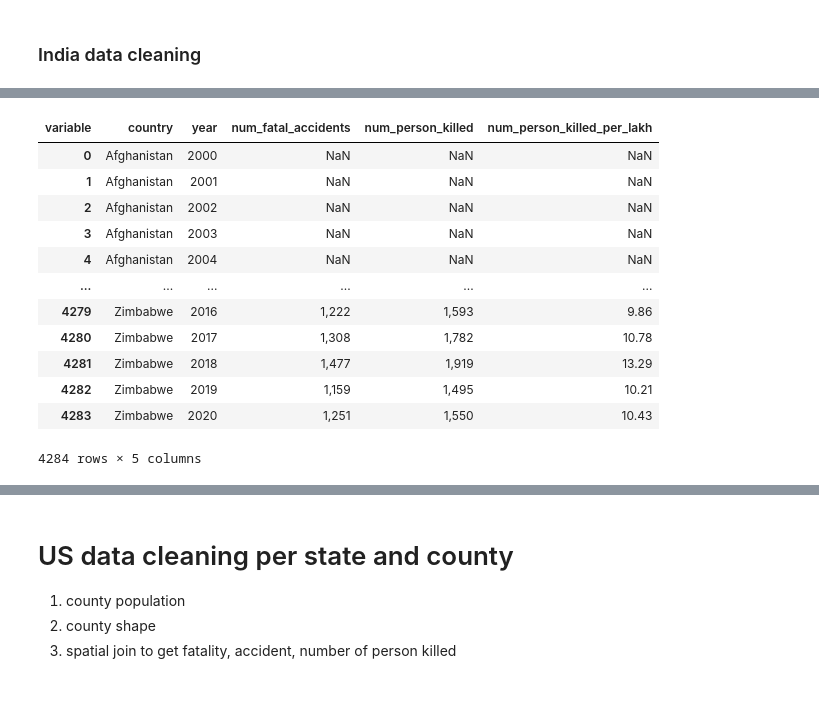
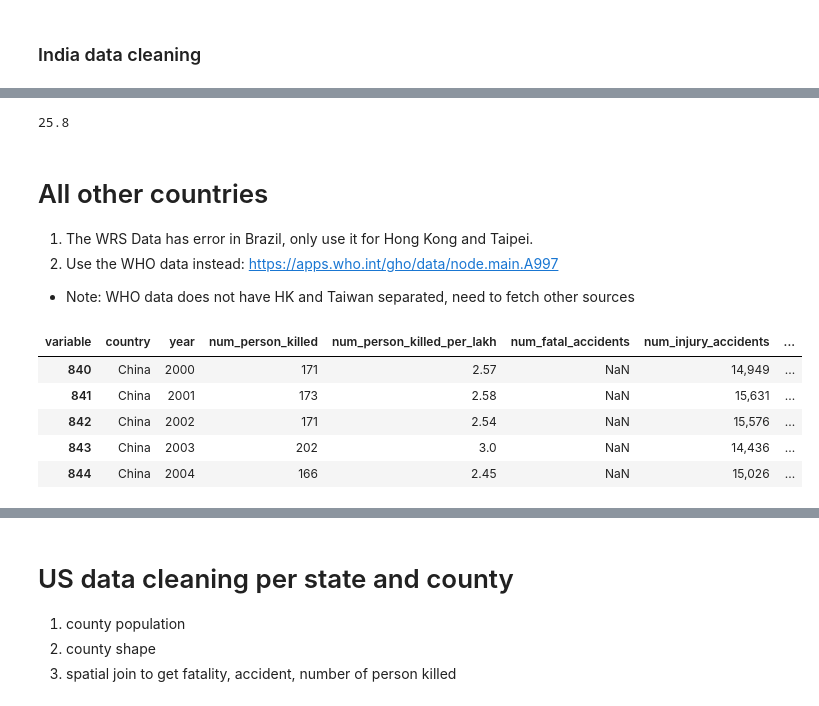
Before and after one commit to brookefzy/uvi-time-machine, a Jupyter notebook: _script/c-road-injury/03_road_fatality.ipynb, the cells around one changed output, grey strips where cells are left out. Drawn from its saved outputs; the diff is of its cells as text; code cells hidden in the pictures.

```diff
--- a/_script/c-road-injury/03_road_fatality.ipynb
+++ b/_script/c-road-injury/03_road_fatality.ipynb
@@ -126,35 +117,51 @@ other_df.rename(
+# %%
+india_df['num_person_killed_per_lakh'].astype(float).max()
+# %% [output]
+25.8
+# %% [markdown]
+# All other countries
+1. The WRS Data has error in Brazil, only use it for Hong Kong and Taipei.
+2. Use the WHO data instead: https://apps.who.int/gho/data/node.main.A997
+* Note: WHO data does not have HK and Taiwan separated, need to fetch other sources
 # %%
-keyword = ["Total Persons Killed", "Persons Killed Rate", "Fatal Accidents"]
-selcols = [x for x in other_df.columns if any([y in x for y in keyword])]
-# pivot the table, index are country and year,
-# columns are Total Persons Killed, Persons Killed Rate, Fatal Accidents, values are the values
-# Persons Killed Rate: number of fatalities per 100,000 population
-index_ls = ['country', 'year']
-other_df_long = other_df.melt(id_vars = ['country'],
-                              value_vars = selcols,
-                              var_name = 'variable',
-                              value_name = 'value')
-other_df_long["year"] = other_df_long["variable"].str.extract(r'(\d{4})')
-other_df_long["variable"] = other_df_long["variable"].str.extract(r'([a-zA-Z\s]+)')
+# these code process the WRS data, but found problem with the data, so not using it, only extract hong kong and taipei data from it
+def get_hongkong_taipei():
+    other_df = pd.read_csv(os.path.join(RAWFOLDER, other_path), header = [0,1,2])
+    other_df.columns = [str("_".join(x)) for x in other_df.columns]
+    other_df.rename(
+        columns = {
+            'Unnamed: 0_level_0_Unnamed: 0_level_1_Unnamed: 0_level_2':"country",
+            'Unnamed: 1_level_0_Unnamed: 1_level_1_Unnamed: 1_level_2':"country_abbr"
+        }, inplace = True
+    )
+    keyword = ["Total Persons Killed", "Persons Killed Rate", "Fatal Accidents", "Injury Accidents"]
+    selcols = [x for x in other_df.columns if any([y in x for y in keyword])]
+    # pivot the table, index are country and year,
+    # columns are Total Persons Killed, Persons Killed Rate, Fatal Accidents, values are the values
+    # Persons Killed Rate: number of fatalities per 100,000 population
+    index_ls = ['country', 'year']
+    other_df_long = other_df.melt(id_vars = ['country'],
+                                value_vars = selcols,
+                                var_name = 'variable',
+                                value_name = 'value')
+    other_df_long["year"] = other_df_long["variable"].str.extract(r'(\d{4})')
+    other_df_long["variable"] = other_df_long["variable"].str.extract(r'([a-zA-Z\s]+)')
 
-other_vari_mapping = dict(zip(
-    ['Total Persons Killed', 'Persons Killed Rate', 'Fatal Accidents'],
-    ["num_person_killed", "num_person_killed_per_lakh","num_fatal_accidents"]
-))
-other_df_long['variable'] = other_df_long['variable'].apply(lambda x: other_vari_mapping[x] if x in other_vari_mapping.keys() else x)
-other_df = other_df_long.pivot(index =index_ls, columns = "variable", values = "value").reset_index()
-other_df
+    other_vari_mapping = dict(zip(
+        ['Total Persons Killed', 'Persons Killed Rate', 'Fatal Accidents', 'Injury Accidents'],
+        ["num_person_killed", "num_person_killed_per_lakh","num_fatal_accidents", "num_injury_accidents"]
+    ))
+    other_df_long['variable'] = other_df_long['variable'].apply(lambda x: other_vari_mapping[x] if x in other_vari_mapping.keys() else x)
+    other_df = other_df_long.pivot(index =index_ls, columns = "variable", values = "value").reset_index()
+    return other_df[other_df['country'].isin(["China, Hong Kong", "Chinese Taipei"])][['country','year','num_person_killed','num_person_killed_per_lakh','num_fatal_accidents','num_injury_accidents']]
+th = get_hongkong_taipei()
+th['state'] = np.where(th['country'] == "China, Hong Kong", "Hong Kong", "Taiwan")
+th['country'] = "China"
+th.head()
 # %% [output]
-| variable | country | year | num_fatal_accidents | num_person_killed | num_person_killed_per_lakh |
-| 0 | Afghanistan | 2000 | NaN | NaN | NaN |
-| 1 | Afghanistan | 2001 | NaN | NaN | NaN |
-| 2 | Afghanistan | 2002 | NaN | NaN | NaN |
-| 3 | Afghanistan | 2003 | NaN | NaN | NaN |
-| 4 | Afghanistan | 2004 | NaN | NaN | NaN |
-| ... | ... | ... | ... | ... | ... |
-| 4279 | Zimbabwe | 2016 | 1,222 | 1,593 | 9.86 |
-| 4280 | Zimbabwe | 2017 | 1,308 | 1,782 | 10.78 |
-| 4281 | Zimbabwe | 2018 | 1,477 | 1,919 | 13.29 |
-| 4282 | Zimbabwe | 2019 | 1,159 | 1,495 | 10.21 |
-| 4283 | Zimbabwe | 2020 | 1,251 | 1,550 | 10.43 |
+| variable | country | year | num_person_killed | num_person_killed_per_lakh | num_fatal_accidents | num_injury_accidents | ... |
+| 840 | China | 2000 | 171 | 2.57 | NaN | 14,949 | ... |
+| 841 | China | 2001 | 173 | 2.58 | NaN | 15,631 | ... |
+| 842 | China | 2002 | 171 | 2.54 | NaN | 15,576 | ... |
+| 843 | China | 2003 | 202 | 3.0 | NaN | 14,436 | ... |
+| 844 | China | 2004 | 166 | 2.45 | NaN | 15,026 | ... |
-4284 rows × 5 columns
```
Also changed, not shown: parts of 16 cells of this notebook.
